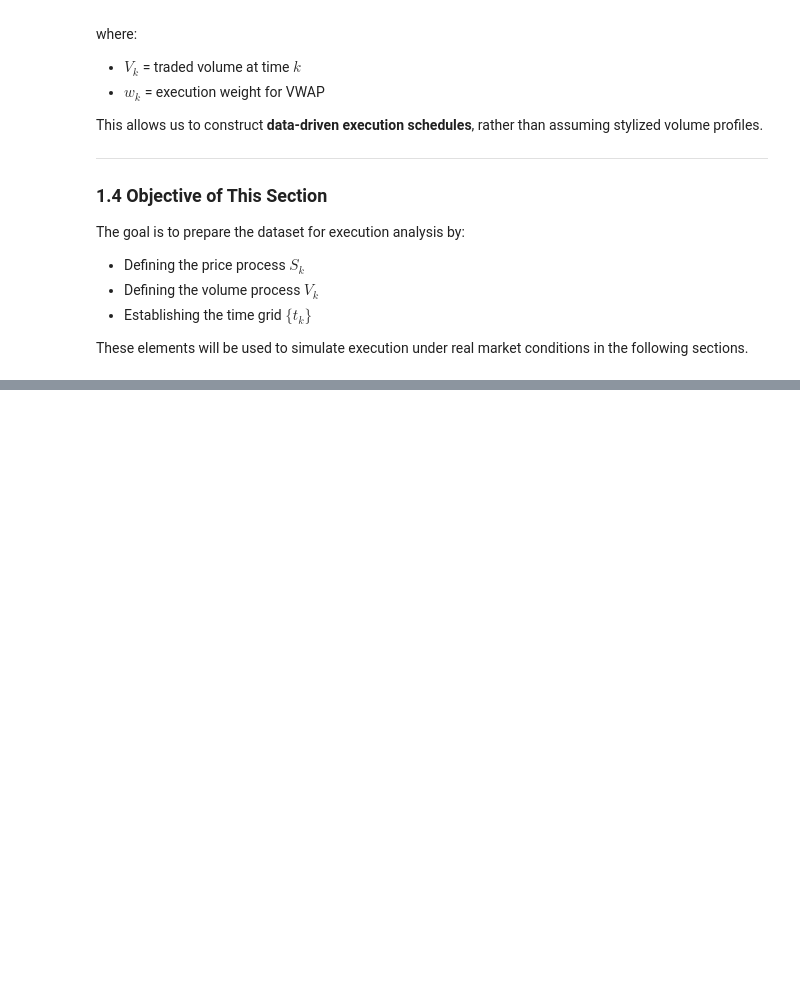
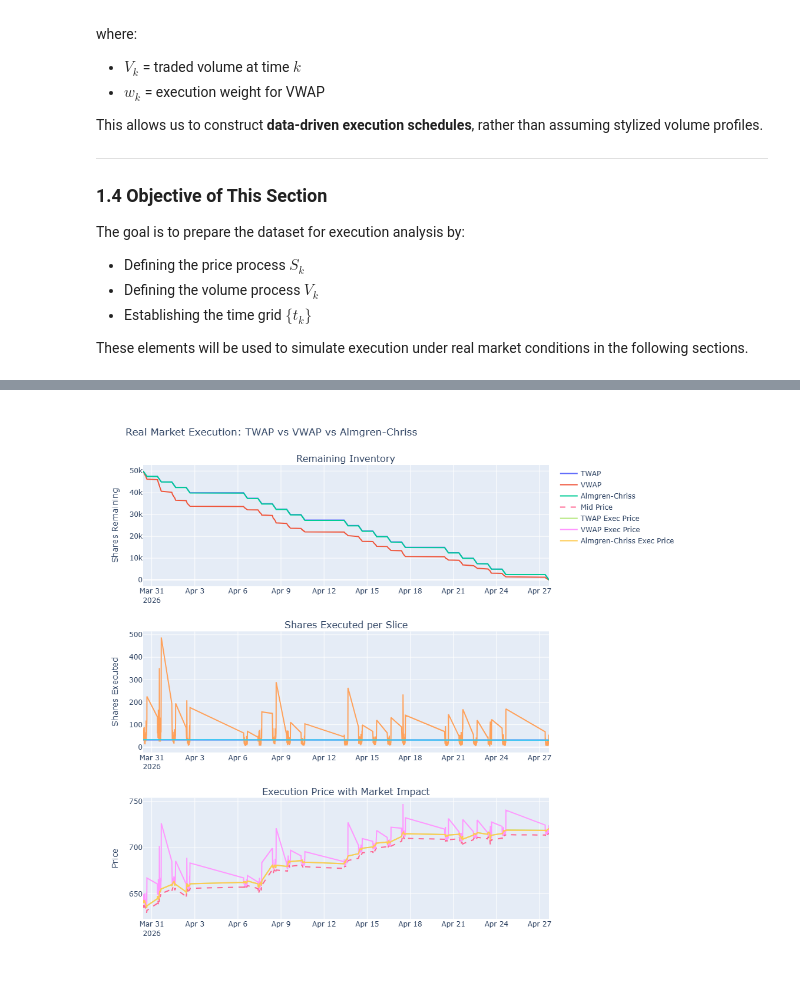
Before and after one commit to ADRIANVM117/data-science-portfolio, a Jupyter notebook: Optimal_execution_under_market_impact/notebooks/03_real_data_execution_analysis.ipynb, the cells around one changed output, grey strips where cells are left out. Drawn from its saved outputs; the diff is of its cells as text; code cells hidden in the pictures; blank space fills up the shorter version.

Commit message:
Clean outputs for real data execution notebook

```diff
--- a/Optimal_execution_under_market_impact/notebooks/03_real_data_execution_analysis.ipynb
+++ b/Optimal_execution_under_market_impact/notebooks/03_real_data_execution_analysis.ipynb
@@ -279,0 +646,85 @@ display(Image(filename="../results/plots/spy_intraday_price_5_min.png"))
+# %%
+# Comparative figure: inventory, shares per slice, execution prices
+
+time_inventory = df_exec.index[:N+1]
+time_execution = df_exec.index[:N]
+
+fig = make_subplots(
+    rows=3,
+    cols=1,
+    shared_xaxes=False,
+    vertical_spacing=0.10,
+    subplot_titles=[
+        "Remaining Inventory",
+        "Shares Executed per Slice",
+        "Execution Price with Market Impact"
+    ]
+)
+
+# 1. Inventory paths
+for name, inventory in inventory_paths.items():
+    fig.add_trace(
+        go.Scatter(
+            x=time_inventory,
+            y=inventory,
+            mode="lines",
+            name=name
+        ),
+        row=1,
+        col=1
+    )
+
+# 2. Shares per slice
+for name, schedule in schedules.items():
+    fig.add_trace(
+        go.Scatter(
+            x=time_execution,
+            y=schedule,
+            mode="lines",
+            name=f"{name} shares",
+            showlegend=False
+        ),
+        row=2,
+        col=1
+    )
+
+# 3. Execution prices
+fig.add_trace(
+    go.Scatter(
+        x=time_execution,
+        y=mid_prices[:-1],
+        mode="lines",
+        name="Mid Price",
+        line=dict(dash="dash")
+    ),
+    row=3,
+    col=1
+)
+
+for name, result in execution_results.items():
+    fig.add_trace(
+        go.Scatter(
+            x=time_execution,
+            y=result["execution_prices"],
+            mode="lines",
+            name=f"{name} Exec Price"
+        ),
+        row=3,
+        col=1
+    )
+
+fig.update_layout(
+    title="Real Market Execution: TWAP vs VWAP vs Almgren-Chriss",
+    height=950,
+    width=1000
+)
+
+fig.update_yaxes(title_text="Shares Remaining", row=1, col=1)
+fig.update_yaxes(title_text="Shares Executed", row=2, col=1)
+fig.update_yaxes(title_text="Price", row=3, col=1)
+
+fig.show()
+fig.write_image("../results/plots/real_market_execution_twap_vs_vwap_vs_almgren-chriss.png")
+display(Image(filename="../results/plots/real_market_execution_twap_vs_vwap_vs_almgren-chriss.png"))
+# %% [output]
+[figure, added]
```
Also changed, not shown: parts of 20 cells of this notebook.
